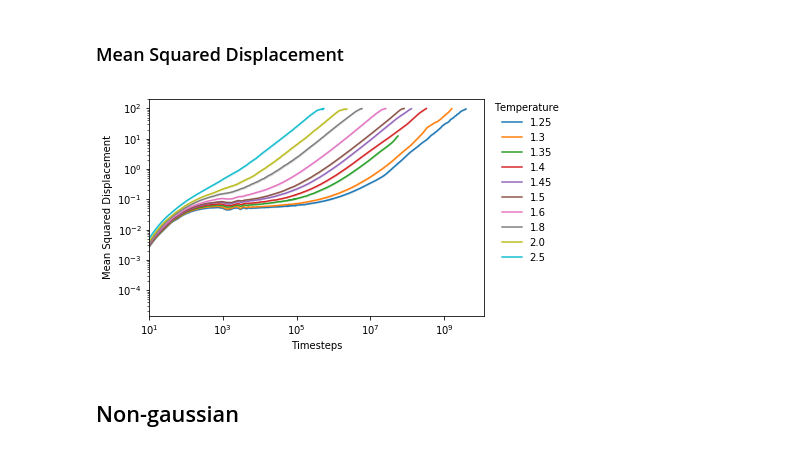
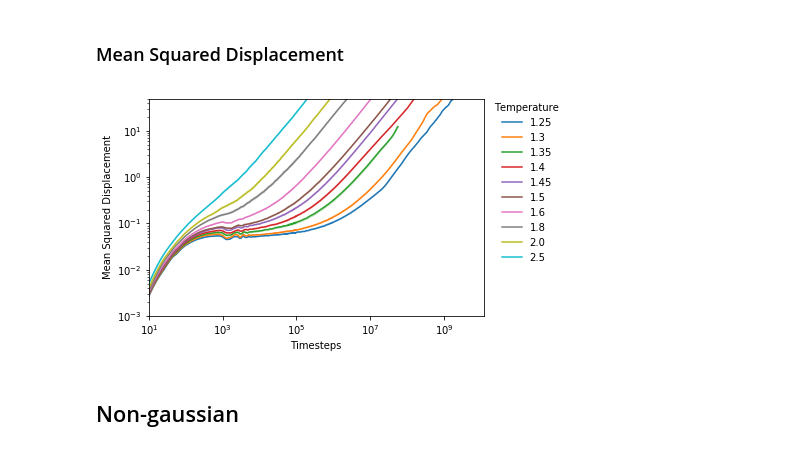
Before and after one commit to malramsay64/Dynamics, a Jupyter notebook: notebooks/21_phd_dynamics.ipynb, the cells around one changed output. Saved outputs shown, nothing was run; the diff lists cells and outputs as text; code cells hidden in the pictures.

Commit message:
figures: Add more thesis figures to repository

```diff
--- a/notebooks/21_phd_dynamics.ipynb
+++ b/notebooks/21_phd_dynamics.ipynb
@@ -82,34 +90,35 @@ seaborn.lineplot(
 )
 # We want a log/log scale, so set this here
 ax.set_xscale('log')
 ax.set_yscale('log')
 
 # The ballistic region of the MSD is not particularly interesting, so remove most of it from the figure
 ax.set_xlim(left=10)
+ax.set_ylim(top=50, bottom=1e-3)
 # ax.set_ylim(bottom=0.01)
 
 # Setup the legend, Seaborn adds it's own label as the first handle
 # so we need this method of removing the first handle and label.
 handles, labels = ax.get_legend_handles_labels()
 ax.legend(
     loc='upper left',
     frameon=False,
     bbox_to_anchor=(1.02, 1.0),
     borderaxespad=0.,
     title='Temperature',
     handles=handles[1:],
     labels=labels[1:]
 )
 
 # Appropriate labels for each axis
 ax.set_xlabel('Timesteps')
 ax.set_ylabel("Mean Squared Displacement")
 
 # Save figure to a file
 if save_figures:
     fig.savefig(figure_dir / "mean-squared-displacement.pdf", bbox_inches='tight')
 # %% [output]
-[figure, old version]
+[figure, new version]
 # %% [markdown]
 ## Non-gaussian
 # %%
```
Also changed, not shown: parts of 28 cells of this notebook, 10 other files.
